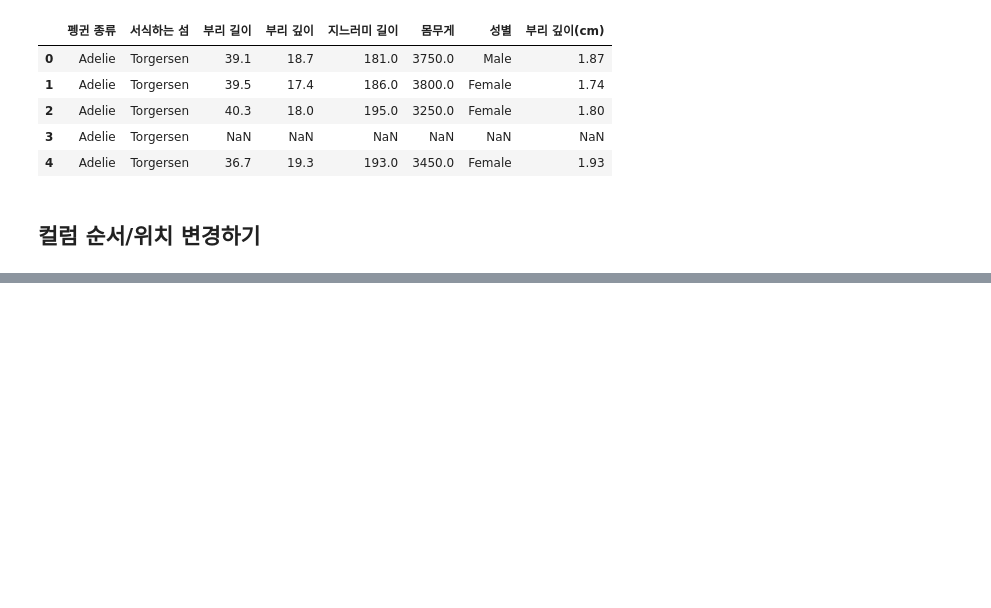
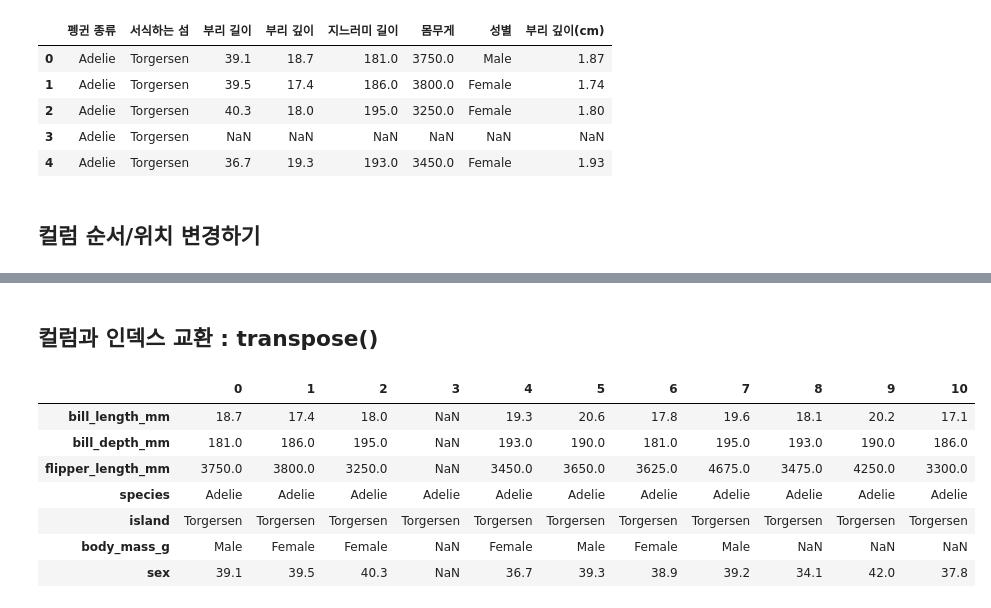
Before and after one commit to kimseryeong/data, a Jupyter notebook: data_analysis_by_kimyuji/Dataframe.ipynb, the cells around one changed output, grey strips where cells are left out. Drawn from its saved outputs; the diff is of its cells as text; code cells hidden in the pictures; blank space fills up the shorter version.

Commit message:
chap2 dataframe

```diff
--- a/data_analysis_by_kimyuji/Dataframe.ipynb
+++ b/data_analysis_by_kimyuji/Dataframe.ipynb
@@ -600,3 +600,9 @@ df.head()
 | 4 | Adelie | Torgersen | 36.7 | 19.3 | 193.0 | 3450.0 | Female | 1.93 |
 # %% [markdown]
 ## 컬럼 순서/위치 변경하기
+# %%
+#컬럼명을 원하는 순서대로 재입력하면 컬럼 순서 변경 가능
+
+df = sns.load_dataset('penguins')
+df = df[['species', 'island', 'sex', 'bill_length_mm', 'bill_depth_mm', 'flipper_length_mm', 'body_mass_g']]
+df.head()
@@ -602,0 +616,6 @@ df.head()
+# %%
+#columns 함수 사용하여 순서 지정
+#첫번째 컬럼 기준 0
+
+df.columns = df.columns[[0, 1, 6, 2, 3, 4, 5]]
+df.head()
@@ -602,0 +629,7 @@ df.head()
+# %%
+#for문과 if문을 사용해서 일부 컬럼 이동하기
+
+colsToStay = ['bill_length_mm', 'bill_depth_mm', 'flipper_length_mm']
+cols = colsToStay + [col for col in df if col not in colsToStay]
+df = df[cols]
+df.head()
@@ -602,0 +643,13 @@ df.head()
+# %% [markdown]
+## 컬럼과 인덱스 교환 : transpose()
+# %%
+df[:11].transpose()
+# %% [output]
+|  | 0 | 1 | 2 | 3 | 4 | 5 | 6 | 7 | 8 | 9 | 10 |
+| bill_length_mm | 18.7 | 17.4 | 18.0 | NaN | 19.3 | 20.6 | 17.8 | 19.6 | 18.1 | 20.2 | 17.1 |
+| bill_depth_mm | 181.0 | 186.0 | 195.0 | NaN | 193.0 | 190.0 | 181.0 | 195.0 | 193.0 | 190.0 | 186.0 |
+| flipper_length_mm | 3750.0 | 3800.0 | 3250.0 | NaN | 3450.0 | 3650.0 | 3625.0 | 4675.0 | 3475.0 | 4250.0 | 3300.0 |
+| species | Adelie | Adelie | Adelie | Adelie | Adelie | Adelie | Adelie | Adelie | Adelie | Adelie | Adelie |
+| island | Torgersen | Torgersen | Torgersen | Torgersen | Torgersen | Torgersen | Torgersen | Torgersen | Torgersen | Torgersen | Torgersen |
+| body_mass_g | Male | Female | Female | NaN | Female | Male | Female | Male | NaN | NaN | NaN |
+| sex | 39.1 | 39.5 | 40.3 | NaN | 36.7 | 39.3 | 38.9 | 39.2 | 34.1 | 42.0 | 37.8 |
```
Also changed, not shown: parts of 35 cells of this notebook, 1 other file.
